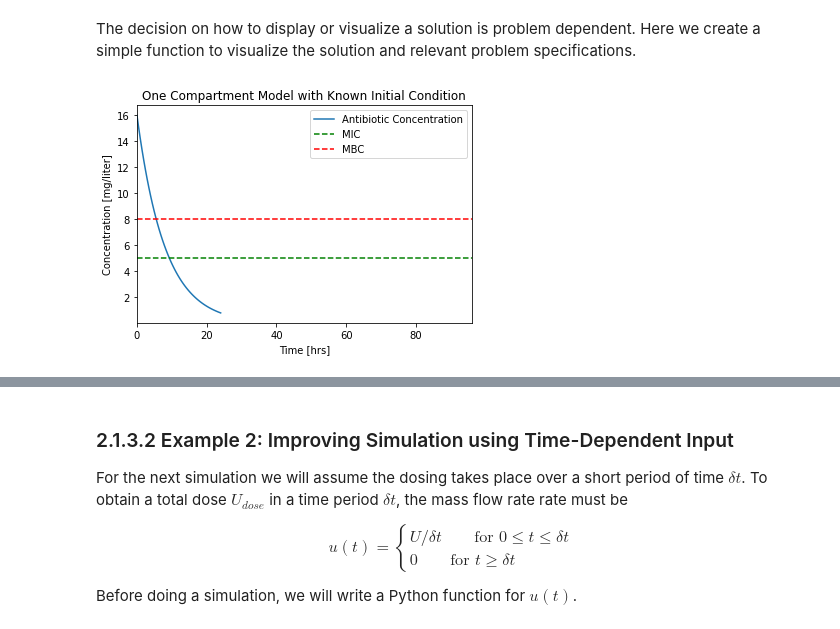
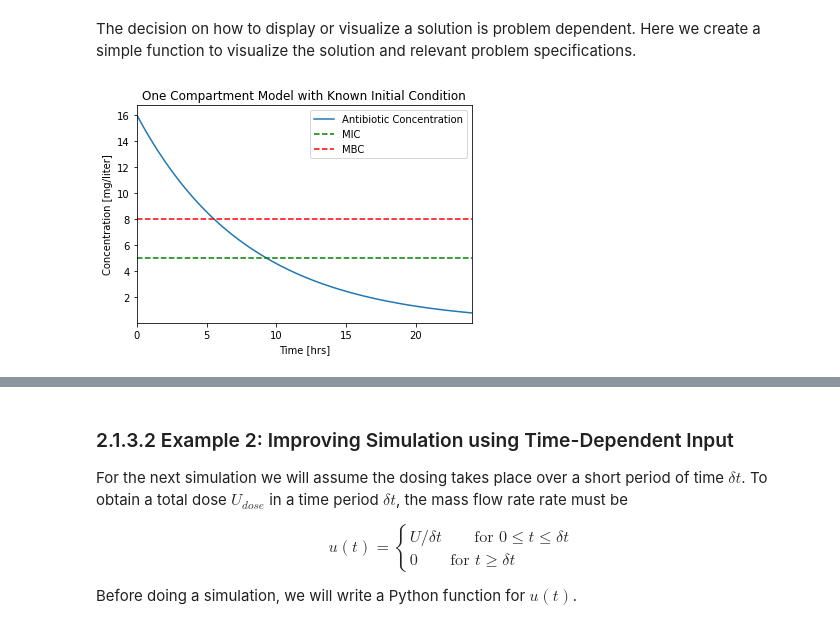
Before and after one commit to jckantor/cbe30338-2021, a Jupyter notebook: docs/02.01-One-Compartment-Pharmacokinetics.ipynb, the cells around one changed output, grey strips where cells are left out. Cells and saved outputs as stored; diff of their text form; code cells hidden in the pictures.

```diff
--- a/docs/02.01-One-Compartment-Pharmacokinetics.ipynb
+++ b/docs/02.01-One-Compartment-Pharmacokinetics.ipynb
@@ -166,20 +166,20 @@ The decision on how to display or visualize a solution is problem dependent. Her
 # %%
 def plotConcentration(soln):
     fig, ax = plt.subplots(1, 1)
     ax.plot(soln.t, soln.y[0])
-    ax.set_xlim(0,max(t))
+    ax.set_xlim(0, max(soln.t))
     ax.plot(ax.get_xlim(), [MIC, MIC], 'g--', ax.get_xlim(), [MBC, MBC], 'r--')
     ax.legend(['Antibiotic Concentration','MIC','MBC'])
     ax.set_xlabel('Time [hrs]')
     ax.set_ylabel('Concentration [mg/liter]')
     ax.set_title('One Compartment Model with Known Initial Condition');
 
 plotConcentration(soln)
 
 # save solution to a file for reuse in documents and reports
 plt.savefig('./figures/Pharmaockinetics1.png')
 # %% [output]
-[figure, old version]
+[figure, new version]
 # %% [markdown]
 #### 2.1.3.1.6 Step 5. Analysis of the Results
 
```
Also changed, not shown: parts of 3 cells of this notebook, 21 other files.
